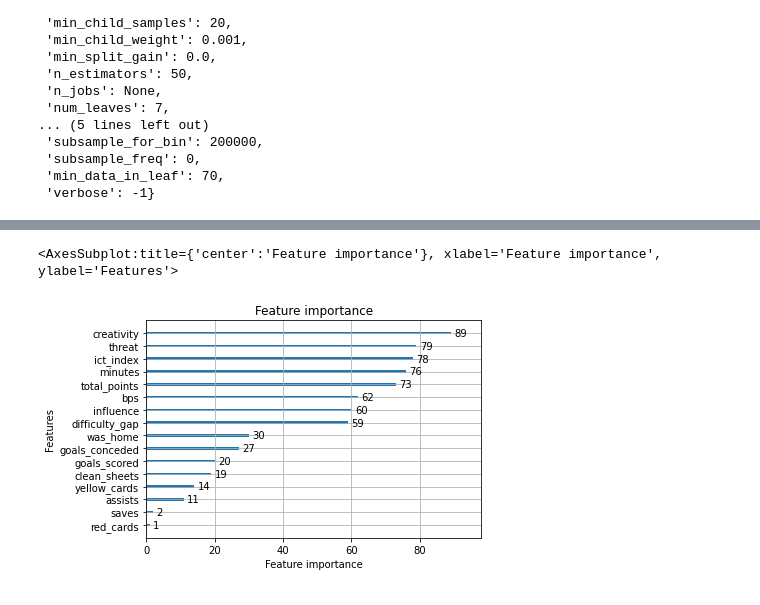
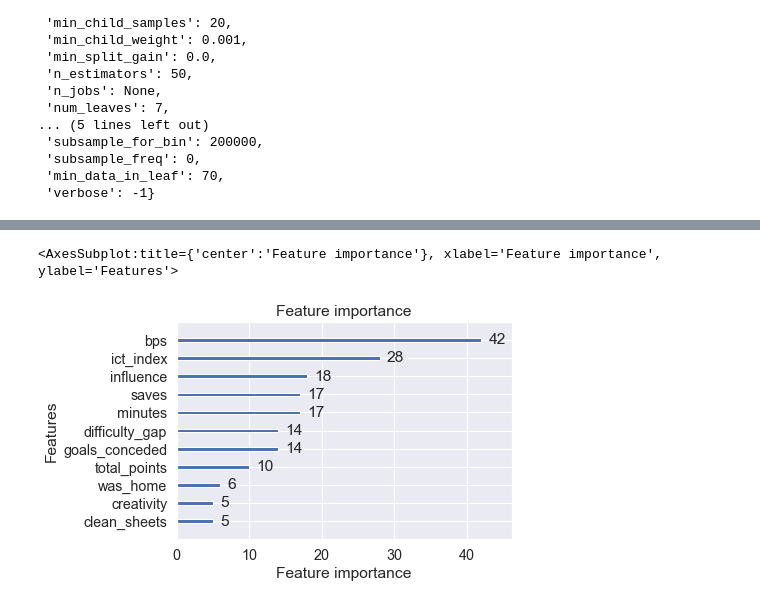
Before and after one commit to danielfrees/mlpremier, a Jupyter notebook: mlpremier/baseline/fpl_linear_model_cv_viz.ipynb, the cells around one changed output, grey strips where cells are left out. Cells and saved outputs as stored; diff of their text form; code cells hidden in the pictures.

```diff
--- a/mlpremier/baseline/fpl_linear_model_cv_viz.ipynb
+++ b/mlpremier/baseline/fpl_linear_model_cv_viz.ipynb
@@ -158,23 +106,24 @@ sns.heatmap(corr)
 # %% [markdown]
 ### Modeling
-# %%
-# For lightgbm
-param_grid = {
-    'boosting_type': ['gbdt'],
-    'objective': ['regression'],
-    'n_estimators': [50, 100, 200],
-    'num_leaves': [7, 15, 31],
-    'reg_alpha': [0.01, 10],
-    'reg_lambda': [10, 100],
-    'min_data_in_leaf': [70, 210],
-    'max_depth': [3, 5, 7, -1],
-    'learning_rate': [0.1, 0.01],
-    'verbose': [-1]
-}
 # %%
-def get_results(data):
+def get_results(data, run_lgbm=True):
     results = {}
     print('Starting...')
+
+    param_grid = {
+        'boosting_type': ['gbdt'],
+        'objective': ['regression'],
+        'n_estimators': [50, 200],
+        'num_leaves': [7, 15, 31],
+        'reg_alpha': [0.01, 10],
+        'reg_lambda': [10, 100],
+        'min_data_in_leaf': [70, 210],
+        'max_depth': [3, 5, 7, -1],
+        'learning_rate': [0.1, 0.01],
+        'verbose': [-1]
+    }
+    if not run_lgbm:
+        param_grid = {'verbose': [-1]}
 
     data = pd.get_dummies(data)
     X = data.drop('Target_Output', axis=1)
@@ -186,7 +135,7 @@ def get_results(data):
     X_train, X_test, y_train, y_test = train_test_split(
         X, y,
         test_size=0.2,
-        random_state=1,
+        random_state=0,
         stratify=X[split_criteria_name]
     )
     split_criteria = X_train[split_criteria_name]
@@ -222,13 +171,14 @@ def get_results(data):
     lrgrid = GridSearchCV(
         linear_model.Ridge(),
         {'alpha': [0.001, 0.01, 0.1, 1, 10, 100, 1000]},
+        #{'alpha': [10, 20, 30, 40, 50, 60, 70, 80, 90, 100, 150]},
         scoring='neg_mean_squared_error',
         cv=splitter.split(X_train, split_criteria),
         return_train_score=True,
         verbose=1
     )
     lrgrid.fit(X_train, y_train)
-    print(lrgrid.best_params_)
+    print('Best LR reg strength:', lrgrid.best_params_)
     best_in_grid = lrgrid.best_estimator_
     results['lr_coef'] = pd.concat([pd.DataFrame(X_train.columns),pd.DataFrame(np.transpose(best_in_grid.coef_))], axis = 1)
     results['lr_full_stats'] = lrgrid.cv_results_
@@ -240,7 +190,7 @@ def get_results(data):
         lrgrid.cv_results_['std_test_score'][lrgrid.cv_results_['mean_test_score'].argmax()],
         mean_squared_error(y_test, best_in_grid.predict(X_test))
     ]
-    results['lr_test_set'] = [y_test, best_in_grid.predict(X_test)]
+    results['lr_test_set'] = [X_test, y_test, best_in_grid.predict(X_test)]
 
     results['heuristic'] = mean_squared_error(y_test, X_test.total_points)
 
@@ -418,8 +376,8 @@ lightgbm.plot_importance(def_results['lgbm_est'])
 # %%
-lightgbm.plot_importance(fwd_results['lgbm_est'])
+lightgbm.plot_importance(gk_results['lgbm_est'])
 # %% [output]
 <AxesSubplot:title={'center':'Feature importance'}, xlabel='Feature importance', ylabel='Features'>
-[figure, old version]
+[figure, new version]
 # %%
 mid_results['lr_coef']
 # %% [output]
```
Also changed, not shown: parts of 43 cells of this notebook.
